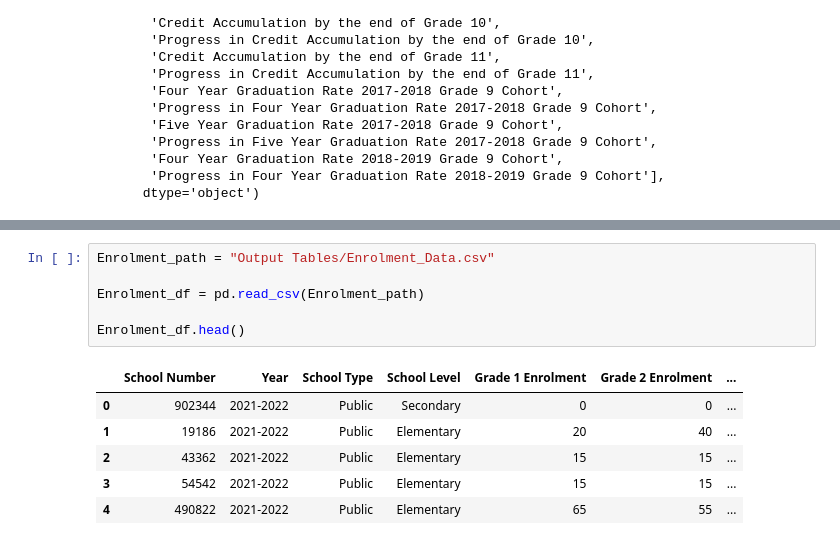
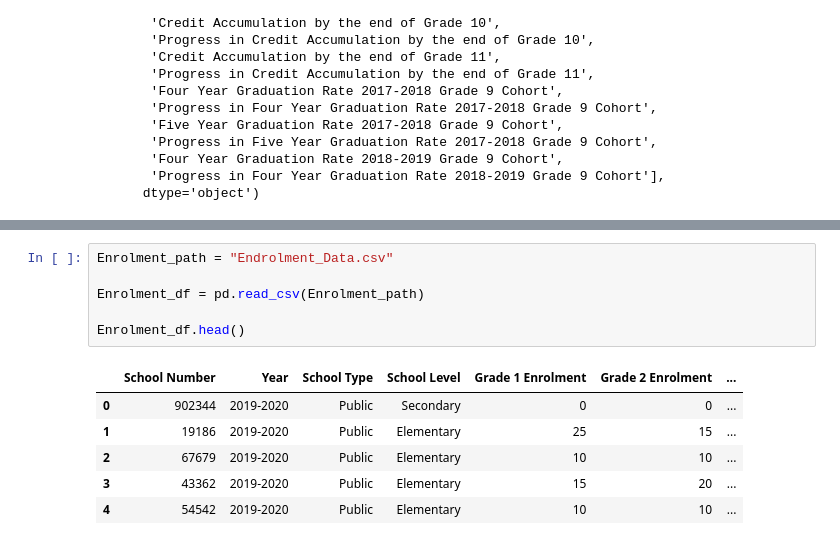
Before and after one commit to acedryden/school_research_project, a Jupyter notebook: Data Collection/Table_Preparation.ipynb, the cells around one changed output, grey strips where cells are left out. Cells and saved outputs as stored; diff of their text form.

```diff
--- a/Data Collection/Table_Preparation.ipynb
+++ b/Data Collection/Table_Preparation.ipynb
@@ -303,13 +730,13 @@ School_df.head()
 # %%
-Enrolment_path = "Output Tables/Enrolment_Data.csv"
+Enrolment_path = "Endrolment_Data.csv"
 
 Enrolment_df = pd.read_csv(Enrolment_path)
 
 Enrolment_df.head()
 # %% [output]
 |  | School Number | Year | School Type | School Level | Grade 1 Enrolment | Grade 2 Enrolment | ... |
-| 0 | 902344 | 2021-2022 | Public | Secondary | 0 | 0 | ... |
-| 1 | 19186 | 2021-2022 | Public | Elementary | 20 | 40 | ... |
-| 2 | 43362 | 2021-2022 | Public | Elementary | 15 | 15 | ... |
-| 3 | 54542 | 2021-2022 | Public | Elementary | 15 | 15 | ... |
-| 4 | 490822 | 2021-2022 | Public | Elementary | 65 | 55 | ... |
+| 0 | 902344 | 2019-2020 | Public | Secondary | 0 | 0 | ... |
+| 1 | 19186 | 2019-2020 | Public | Elementary | 25 | 15 | ... |
+| 2 | 67679 | 2019-2020 | Public | Elementary | 10 | 10 | ... |
+| 3 | 43362 | 2019-2020 | Public | Elementary | 15 | 20 | ... |
+| 4 | 54542 | 2019-2020 | Public | Elementary | 10 | 10 | ... |
```
Also changed, not shown: parts of 67 cells of this notebook.
